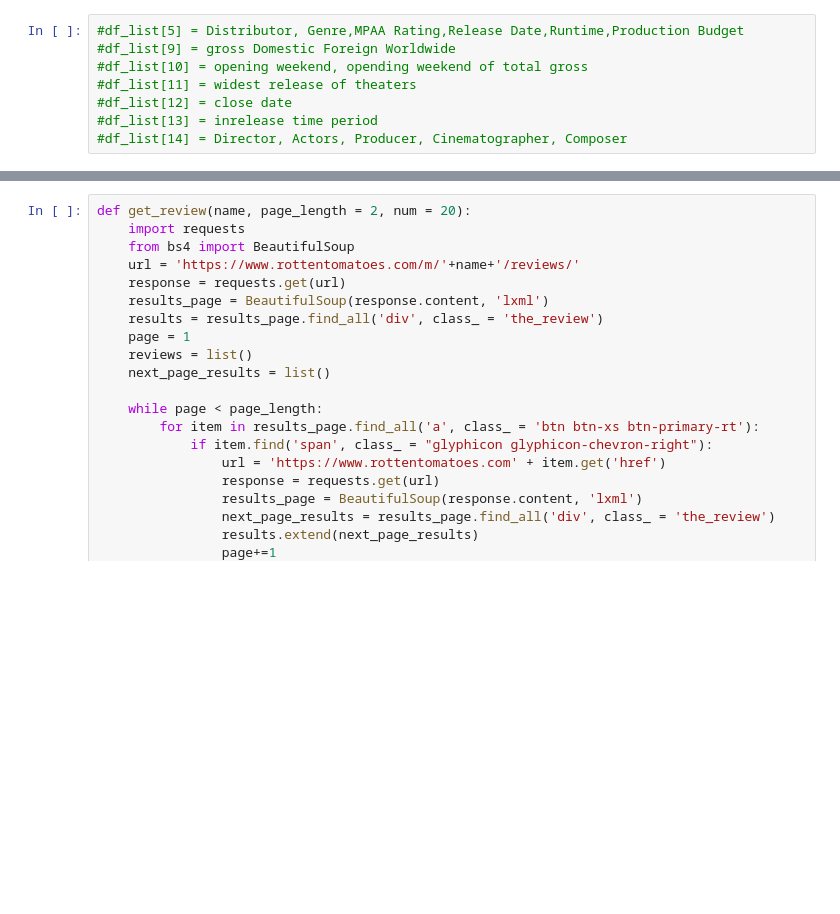
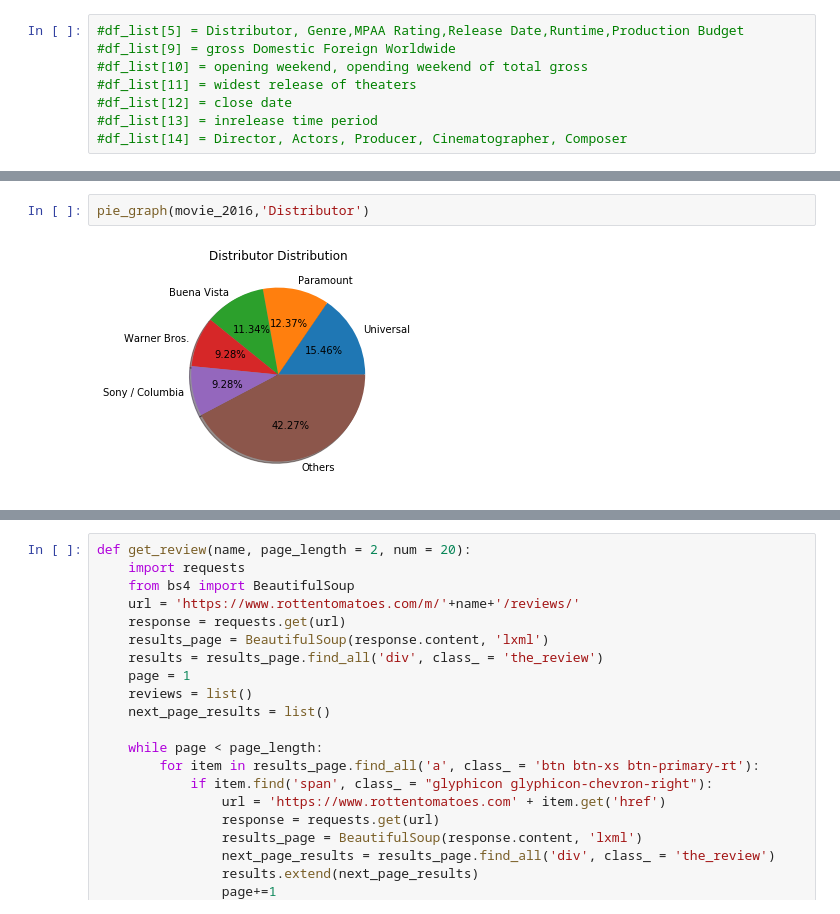
Before and after one commit to yz3432/TFA, a Jupyter notebook: project.ipynb, the cells around one changed output, grey strips where cells are left out. Drawn from its saved outputs; the diff is of its cells as text; blank space fills up the shorter version.

```diff
--- a/project.ipynb
+++ b/project.ipynb
@@ -176,0 +314,4 @@ def data_movies_table(begin_year=1980,end_year=2018,input_name=None):
+# %%
+pie_graph(movie_2016,'Distributor')
+# %% [output]
+[figure, added]
```
Also changed, not shown: parts of 20 cells of this notebook.
